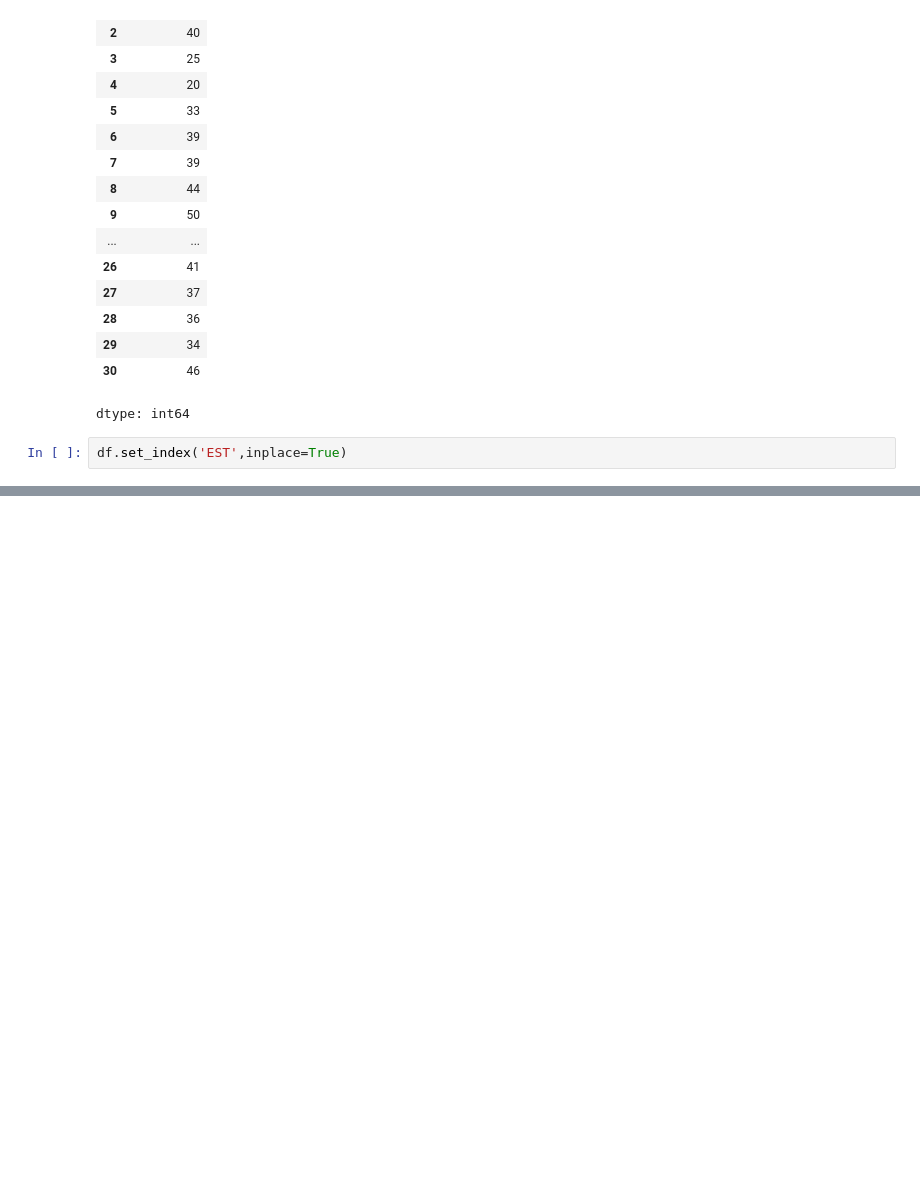
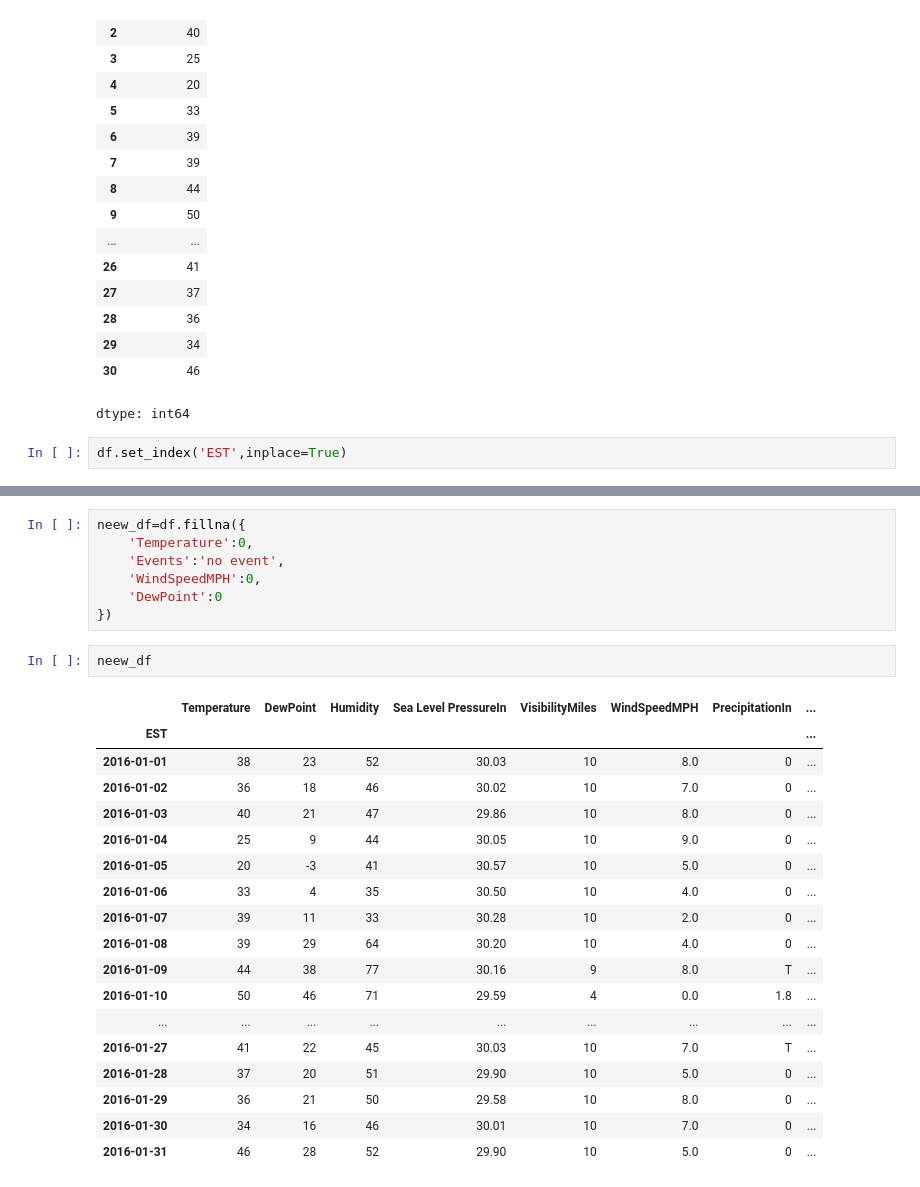
Before and after one commit to KawshalRam/Pandas, a Jupyter notebook: 2) Pandas.ipynb, the cells around one changed output, grey strips where cells are left out. Cells and saved outputs as stored; diff of their text form; blank space fills up the shorter version.

```diff
--- a/2) Pandas.ipynb
+++ b/2) Pandas.ipynb
@@ -57,0 +238,28 @@ df.set_index('EST',inplace=True)
+# %%
+neew_df=df.fillna({
+    'Temperature':0,
+    'Events':'no event',
+    'WindSpeedMPH':0,
+    'DewPoint':0
+})
+# %%
+neew_df
+# %% [output]
+|  | Temperature | DewPoint | Humidity | Sea Level PressureIn | VisibilityMiles | WindSpeedMPH | PrecipitationIn | ... |
+| EST |  |  |  |  |  |  |  | ... |
+| 2016-01-01 | 38 | 23 | 52 | 30.03 | 10 | 8.0 | 0 | ... |
+| 2016-01-02 | 36 | 18 | 46 | 30.02 | 10 | 7.0 | 0 | ... |
+| 2016-01-03 | 40 | 21 | 47 | 29.86 | 10 | 8.0 | 0 | ... |
+| 2016-01-04 | 25 | 9 | 44 | 30.05 | 10 | 9.0 | 0 | ... |
+| 2016-01-05 | 20 | -3 | 41 | 30.57 | 10 | 5.0 | 0 | ... |
+| 2016-01-06 | 33 | 4 | 35 | 30.50 | 10 | 4.0 | 0 | ... |
+| 2016-01-07 | 39 | 11 | 33 | 30.28 | 10 | 2.0 | 0 | ... |
+| 2016-01-08 | 39 | 29 | 64 | 30.20 | 10 | 4.0 | 0 | ... |
+| 2016-01-09 | 44 | 38 | 77 | 30.16 | 9 | 8.0 | T | ... |
+| 2016-01-10 | 50 | 46 | 71 | 29.59 | 4 | 0.0 | 1.8 | ... |
+| ... | ... | ... | ... | ... | ... | ... | ... | ... |
+| 2016-01-27 | 41 | 22 | 45 | 30.03 | 10 | 7.0 | T | ... |
+| 2016-01-28 | 37 | 20 | 51 | 29.90 | 10 | 5.0 | 0 | ... |
+| 2016-01-29 | 36 | 21 | 50 | 29.58 | 10 | 8.0 | 0 | ... |
+| 2016-01-30 | 34 | 16 | 46 | 30.01 | 10 | 7.0 | 0 | ... |
+| 2016-01-31 | 46 | 28 | 52 | 29.90 | 10 | 5.0 | 0 | ... |
```
Also changed, not shown: parts of 58 cells of this notebook.
